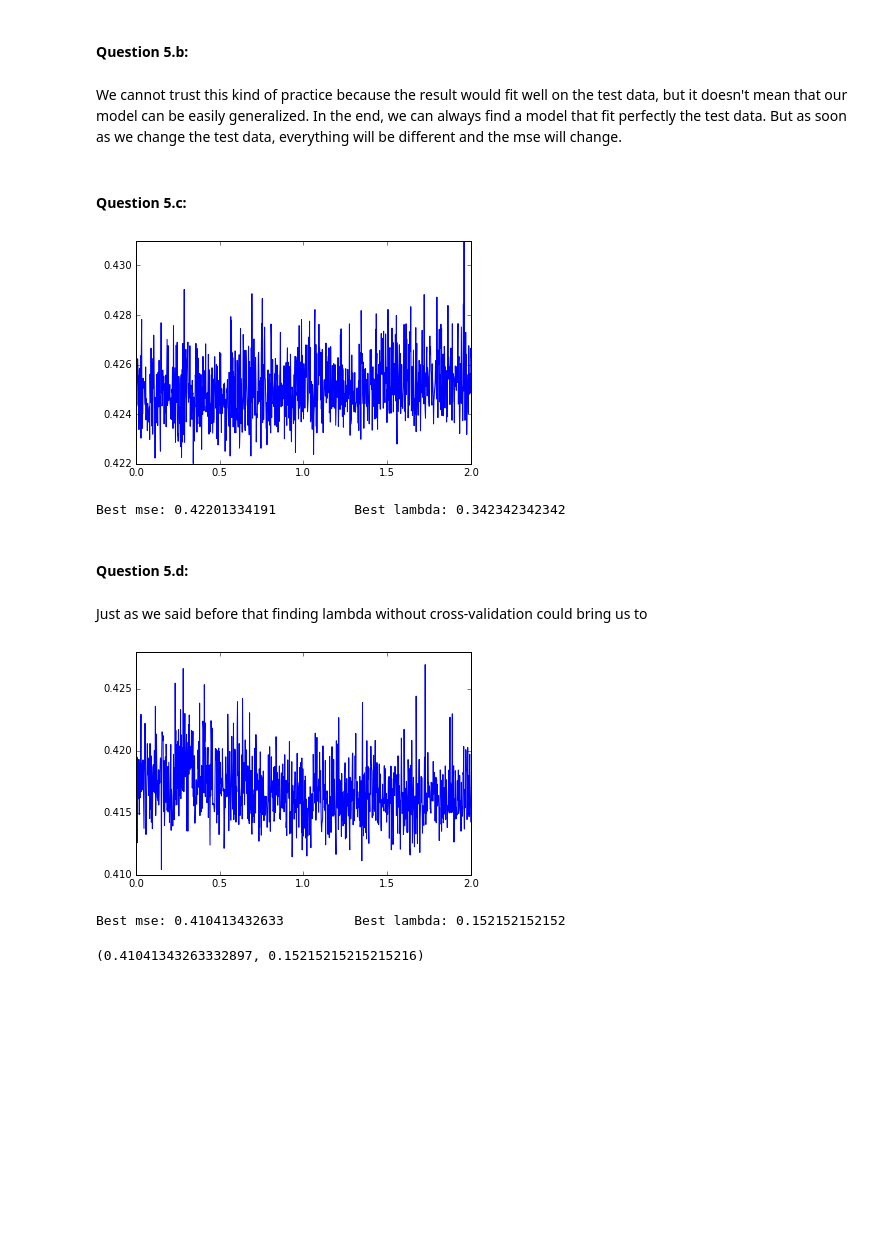
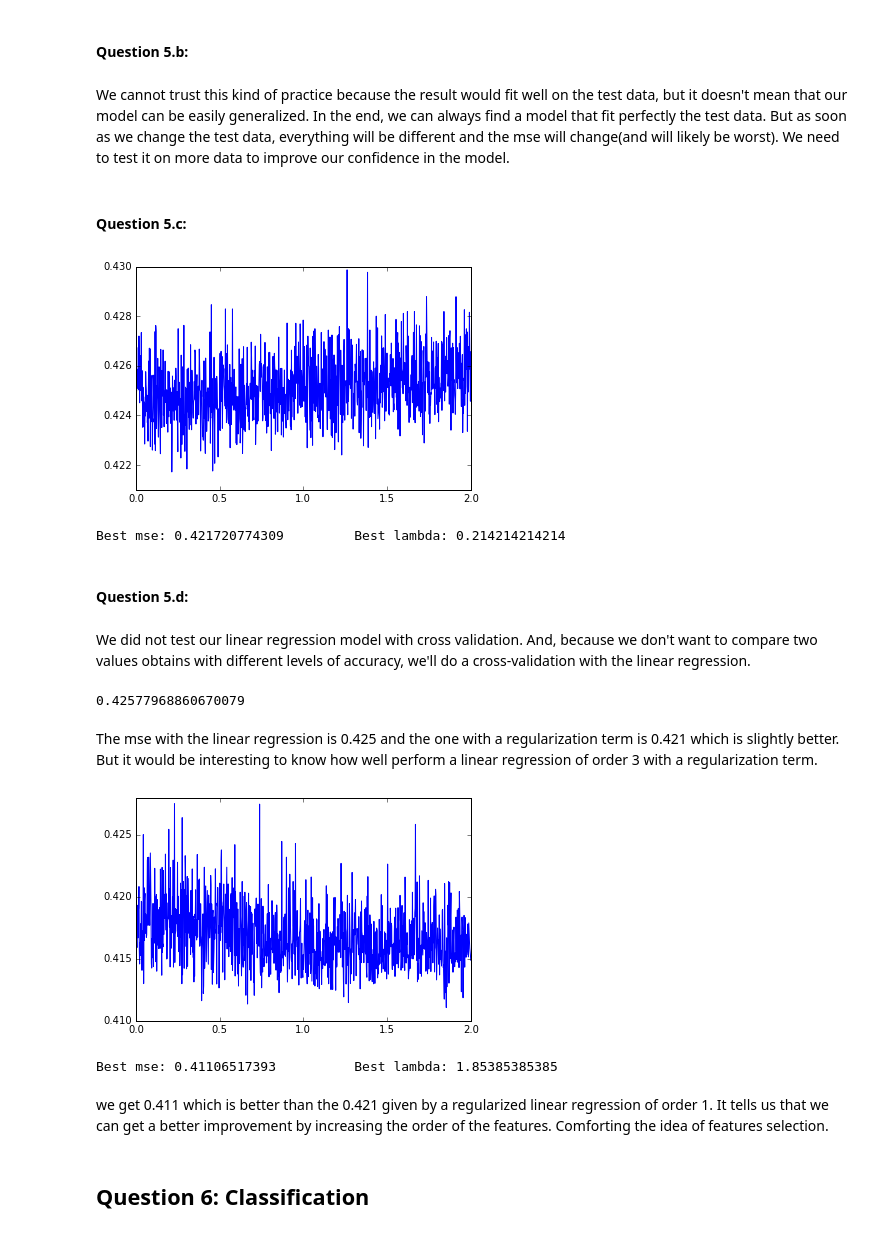
Before and after one commit to gabrieldemarmiesse/wine-prediction, a Jupyter notebook: Untitled.ipynb, the cells around one changed output. Drawn from its saved outputs; the diff is of its cells as text; code cells hidden in the pictures; blank space fills up the shorter version.

Commit message:
Added comments and some code to test different sets of features.

```diff
--- a/Untitled.ipynb
+++ b/Untitled.ipynb
@@ -155,4 +139,4 @@ Here we test the linear regression with an order of 3. Since we have 11 features
 # %%
 functions = [lambda x: x*x, lambda x: x*x*x]
 A = train_regressor(train,functions)
-predictions, expectations = predict_regressor(train, A, functions)
+predictions, expectations = predict_regressor(test, A, functions)
@@ -217,7 +189,7 @@ plt.plot(np.linspace(extreme[0],extreme[1],nb_points),mse_list)
 # %% [markdown]
 #### Question 5.b:
 # %% [markdown]
-We cannot trust this kind of practice because the result would fit well on the test data, but it doesn't mean that our model can be easily generalized. In the end, we can always find a model that fit perfectly the test data. But as soon as we change the test data, everything will be different and the mse will change.
+We cannot trust this kind of practice because the result would fit well on the test data, but it doesn't mean that our model can be easily generalized. In the end, we can always find a model that fit perfectly the test data. But as soon as we change the test data, everything will be different and the mse will change(and will likely be worst). We need to test it on more data to improve our confidence in the model.
 # %% [markdown]
 #### Question 5.c:
 # %%
@@ -246,8 +218,8 @@ def find_best_lambda_cross_validation(data, functions=[]):
         def regressor(x):
             return train_regularized_regressor(x, functions, lambda_)
 
-        def predict(x, y):
-            return predict_regressor(x, y, functions)
+        def predict(x, A):
+            return predict_regressor(x, A, functions)
 
         current_mse = cross_validation(data, regressor, predict, 10)
 
@@ -263,9 +235,9 @@ def find_best_lambda_cross_validation(data, functions=[]):
 # %%
 mse_ , best_lambda = find_best_lambda_cross_validation(red_wine_features_target)
 # %% [output]
-[figure, old version]
+[figure, new version]
-Best mse: 0.42201334191          Best lambda: 0.342342342342
+Best mse: 0.421720774309         Best lambda: 0.214214214214
 # %% [markdown]
 #### Question 5.d:
-# %% [markdown]
-Just as we said before that finding lambda without cross-validation could bring us to
+# %% [markdown]
+We did not test our linear regression model with cross validation. And, because we don't want to compare two values obtains with different levels of accuracy, we'll do a cross-validation with the linear regression.
@@ -272,6 +246,15 @@ Just as we said before that finding lambda without cross-validation could bring
+# %%
+mse_linear_regression
+# %% [output]
+0.42577968860670079
+# %% [markdown]
+The mse with the linear regression is 0.425 and the one with a regularization term is 0.421 which is slightly better. But it would be interesting to know how well perform a linear regression of order 3 with a regularization term.
 # %%
-find_best_lambda_cross_validation(red_wine_features_target, functions)
+mse_order3 , best_lambda_order3 = find_best_lambda_cross_validation(red_wine_features_target, functions)
 # %% [output]
-[figure, old version]
+[figure, new version]
-Best mse: 0.410413432633         Best lambda: 0.152152152152
+Best mse: 0.41106517393          Best lambda: 1.85385385385
-(0.41041343263332897, 0.15215215215215216)
+# %% [markdown]
+we get 0.411 which is better than the 0.421 given by a regularized linear regression of order 1. It tells us that we can get a better improvement by increasing the order of the features. Comforting the idea of features selection.
+# %% [markdown]
+## Question 6: Classification
```
Also changed, not shown: parts of 36 cells of this notebook.
